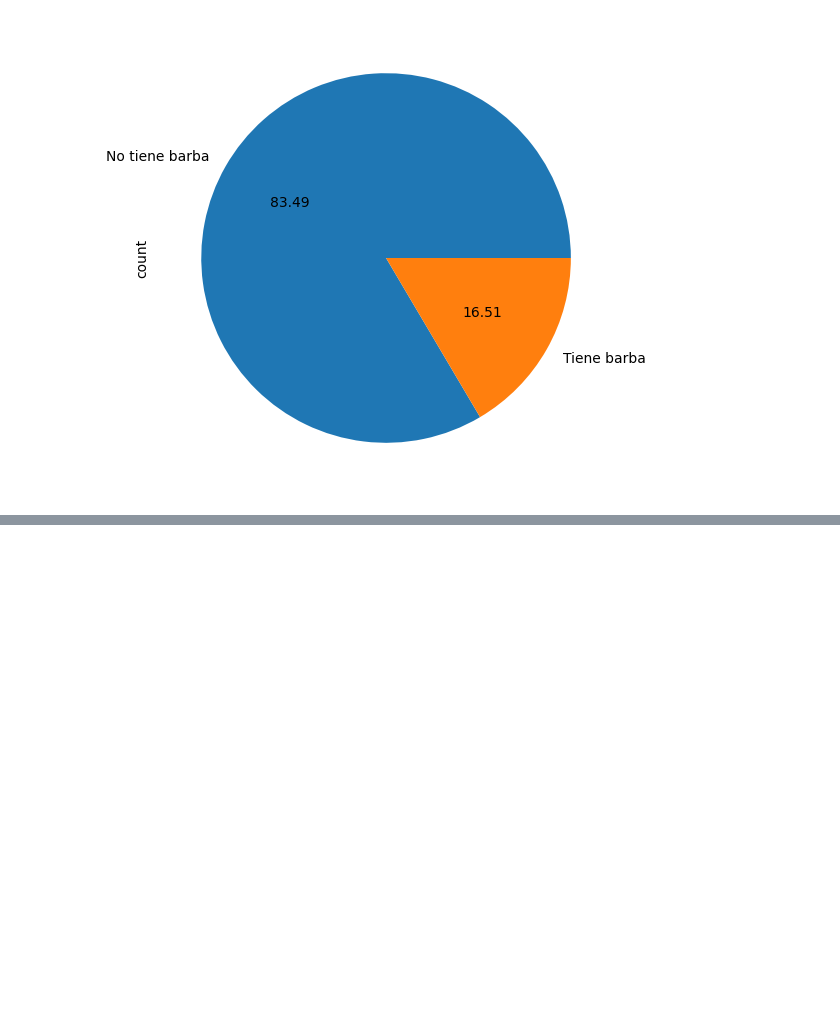
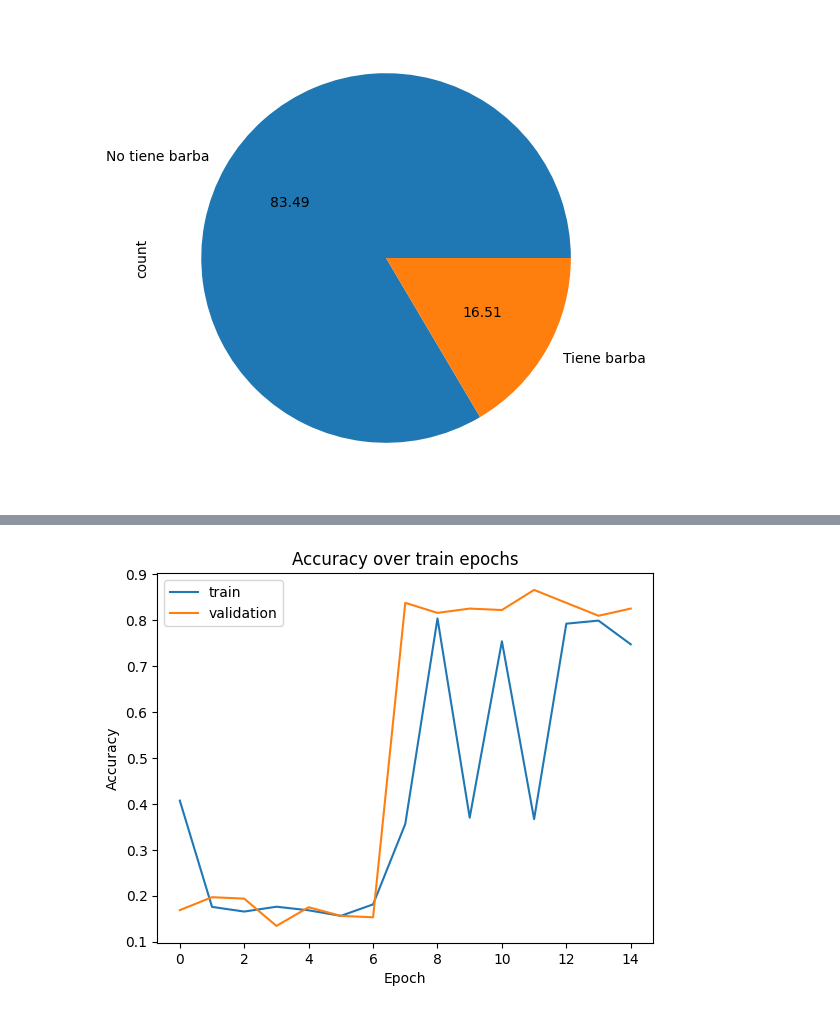
Before and after one commit to JuaniScha/TP_ML_Manero_Sabena_Schaberger, a Jupyter notebook: tp3_celebfaces.ipynb, the cells around one changed output, grey strips where cells are left out. Drawn from its saved outputs; the diff is of its cells as text; code cells hidden in the pictures; blank space fills up the shorter version.

```diff
--- a/tp3_celebfaces.ipynb
+++ b/tp3_celebfaces.ipynb
@@ -175,0 +531,4 @@ sample_images(test)
+# %%
+mlp_3.compile(**COMPILE_PARAMS)
+
+mlp_3.summary()
@@ -175,0 +553,6 @@ sample_images(test)
+# %%
+history_mlp_3 = mlp_3.fit(
+    train,
+    epochs=15,
+    **FIT_PARAMS
+)
@@ -175,0 +577,4 @@ sample_images(test)
+# %%
+learning_curve(history_mlp_3)
+# %% [output]
+[figure, added]
```
Also changed, not shown: parts of 83 cells of this notebook.
